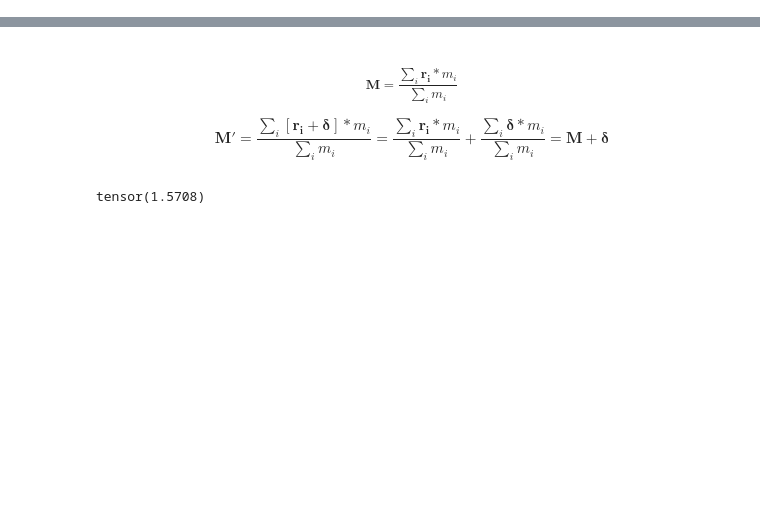
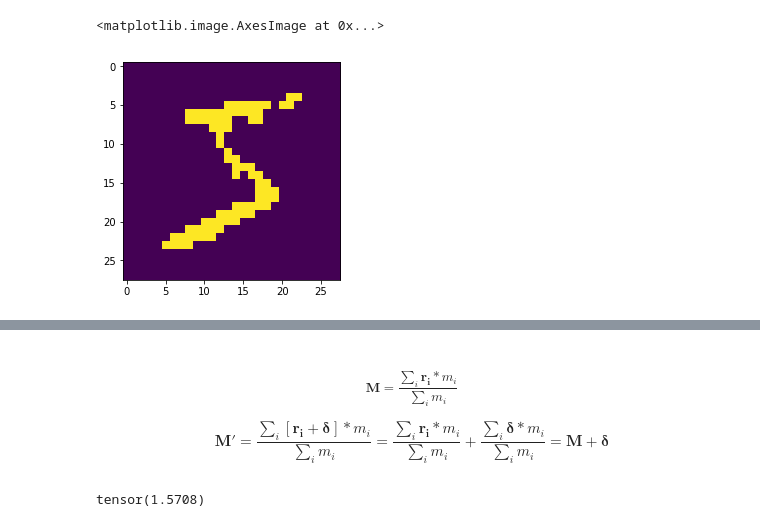
Before and after one commit to davemeijdam/map-generalization-thesis-2021, a Jupyter notebook: notebooks/moments_.ipynb, the cells around one changed output, grey strips where cells are left out. Cells and saved outputs as stored; diff of their text form; code cells hidden in the pictures; blank space fills up the shorter version.

```diff
--- a/notebooks/moments_.ipynb
+++ b/notebooks/moments_.ipynb
@@ -223,0 +214,15 @@ def canonical_transformation(xy, original):
+# %%
+def rot(xy, angle):
+    m = c_mass(xy)
+    xy = xy - m.view(1, 1, 2) * (xy[:, :, 0] != 0).view(1, -1, 1)
+    M = torch.Tensor([
+        [torch.cos(angle), -torch.sin(angle)],
+        [torch.sin(angle), torch.cos(angle)]
+    ])
+    xy = M @ xy[0].T
+    return xy.T[None]
+# %%
+plt.imshow(plot_preprocessing1(rot(default, torch.Tensor([0 * np.pi / 180]))))
+# %% [output]
+<matplotlib.image.AxesImage at 0x...>
+[figure, added]
```
Also changed, not shown: parts of 13 cells of this notebook.
